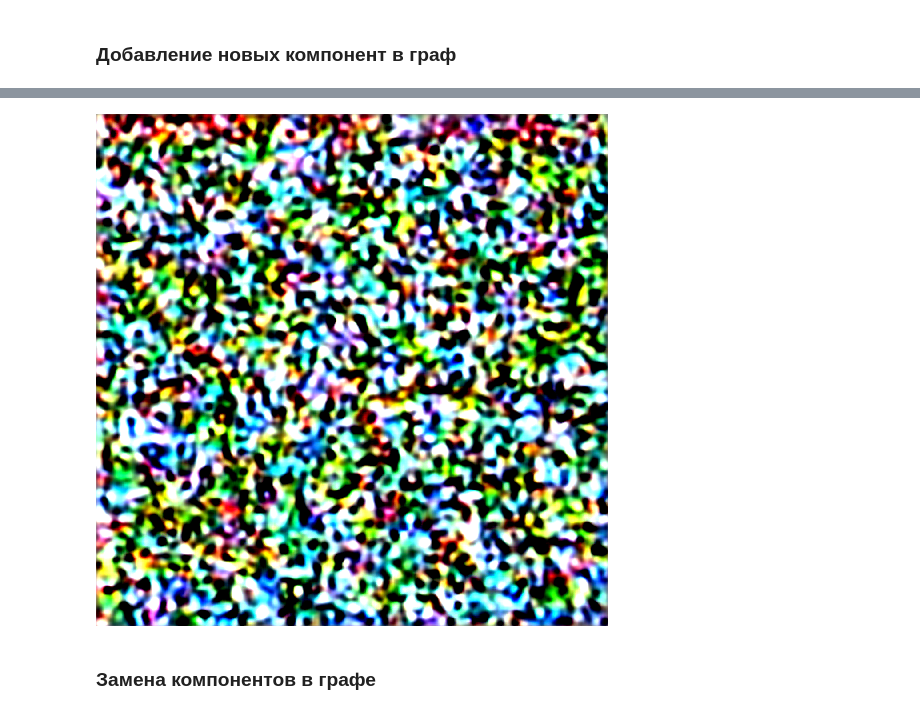
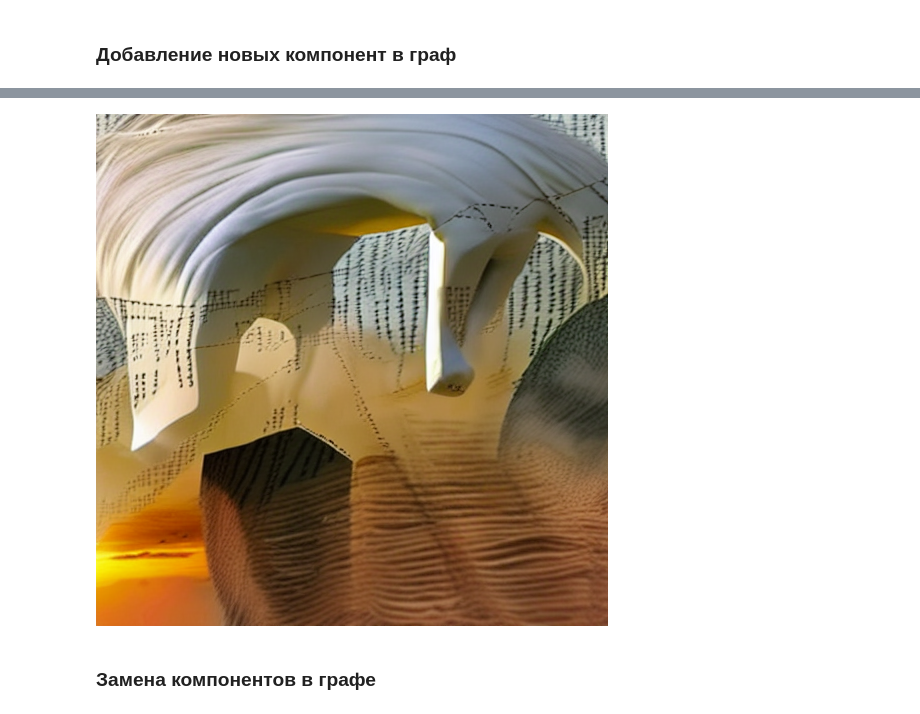
Before and after one commit to GrafikXxxxxxxYyyyyyyyyyy/YggDrasill, a Jupyter notebook: examples/diffusion_sd15.ipynb, the cells around one changed output, grey strips where cells are left out. Cells and saved outputs as stored; diff of their text form; code cells hidden in the pictures.

Commit message:
stabilyzed sd15 model with contolnet and ipadapter

```diff
--- a/examples/diffusion_sd15.ipynb
+++ b/examples/diffusion_sd15.ipynb
@@ -177,30 +216,31 @@ graph = builder.graph
 # %%
 output = graph.run(
     prompt="A photo of an astronaut riding a horse on mars",
     negative_prompt="blurry",
     controlnet_image={
         "CannyControlNet": "https://media.licdn.com/dms/image/v2/C5112AQExoUiRNUfNyg/article-cover_image-shrink_720_1280/article-cover_image-shrink_720_1280/0/1582133550471?e=2147483647&v=beta&t=SAvSWpaMfcrgAB_tWPHZkrvFEGRXKSKo-fuiORZU16I",
         "DepthControlNet": "https://www.cyanilux.com/tutorials/depth/Preview.png",
     },
     controlnet_conditioning_scale={
-        "CannyControlNet": 0.5,
-        "DepthControlNet": 0.5,
+        "CannyControlNet": 0.9,
+        "DepthControlNet": 0.9,
     },
     ip_adapter_image={
         "IPAdapter": "https://res.cloudinary.com/jerrick/image/upload/d_642250b563292b35f27461a7.png,f_jpg,fl_progressive,q_auto,w_1024/63dfe49d72df38001c5175bc.jpg",
     },
     ip_adapter_conditioning_scale={
-        "IPAdapter": 0.5,
+        "IPAdapter": 0.75,
     },
     num_inference_steps=50,
     guidance_scale=7.5,
     num_images_per_prompt=1,
     seed=42,
     width=512,
+    height=512,
 )
 
 output.images[0]
 # %% [output]
-[figure, old version]
+[figure, new version]
 # %% [markdown]
 ### Замена компонентов в графе
```
Also changed, not shown: parts of 7 cells of this notebook, 21 other files.
